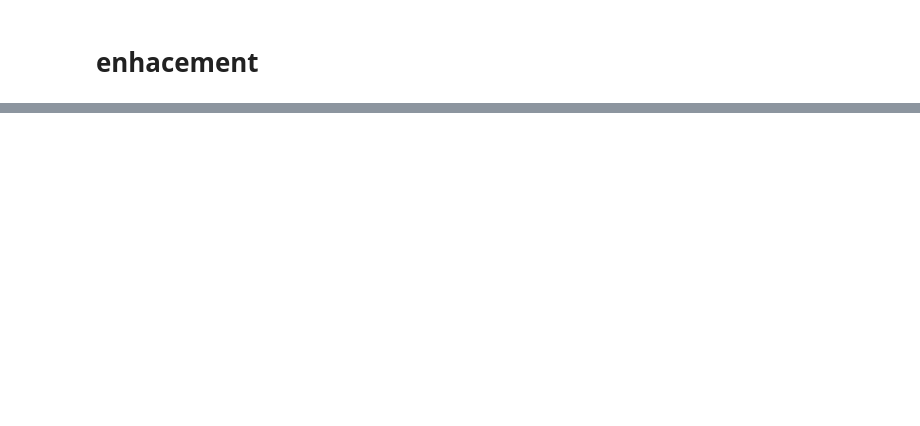
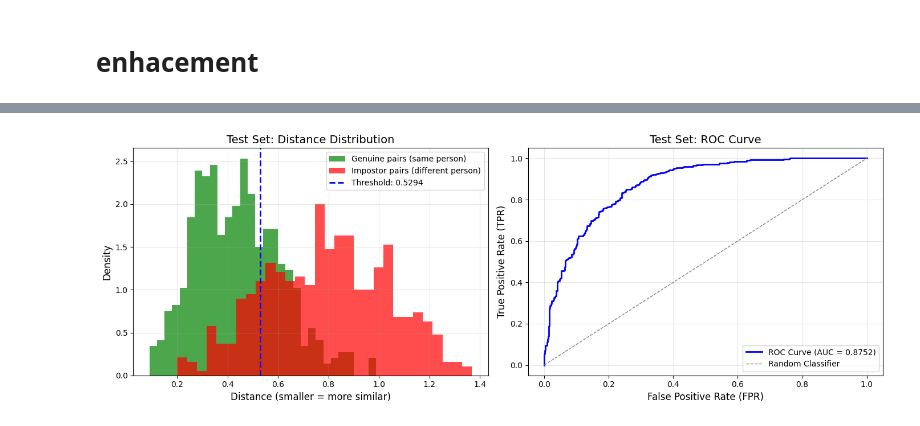
Before and after one commit to FangyuanChengSophie/CSC_591_fingerprint_authentication_Siamese, a Jupyter notebook: Fingerprint Recognition.ipynb, the cells around one changed output, grey strips where cells are left out. Drawn from its saved outputs; the diff is of its cells as text; code cells hidden in the pictures; blank space fills up the shorter version.

```diff
--- a/Fingerprint Recognition.ipynb
+++ b/Fingerprint Recognition.ipynb
@@ -596,3 +822,3 @@ Model: "functional_11"
 # %%
-history = model.fit(train_gen, epochs=60, validation_data=val_gen)
+history = model.fit(train_gen, epochs=100, validation_data=val_gen)
 # %% [output]
@@ -1097,0 +1290,96 @@ Performance at EER threshold (0.4500):
+# %%
+# ============================================
+# Evaluate Matching Accuracy on Test Set (Verification Task)
+# ============================================
+# Use the same evaluation method as validation set
+# This is a VERIFICATION task: given two images, determine if they are the same person
+# Test set evaluation provides final performance metrics
+
+if 'x_test' in globals() and x_test is not None and 'label_test' in globals() and label_test is not None:
+    print("="*70)
+    print("Evaluating Matching Accuracy on Test Set (Verification Task)")
+    print("="*70)
+    print(f"Test set size: {len(x_test)} samples")
+
+    # Use the threshold from validation set evaluation if available
+    if 'eval_results' in globals() and 'threshold' in eval_results:
+        test_threshold = eval_results['threshold']
+        print(f"Using threshold from validation set: {test_threshold:.4f}")
+    else:
+        test_threshold = None
+        print("Will calculate optimal threshold from test set")
+
+    # Run evaluation on test set (VERIFICATION task)
+    test_eval_results = evaluate_contrastive_predictions(
+        model, x_test, label_test, x_real, label_real_dict,
+        threshold=test_threshold  # Use validation threshold or calculate new one
+    )
+
+    print("\n" + "="*70)
+    print("Test Set Evaluation Summary (Verification Task)")
+    print("="*70)
+    print(f"Test Accuracy: {test_eval_results['accuracy']:.4f} ({test_eval_results['accuracy']*100:.2f}%)")
+    print(f"Test TPR: {test_eval_results['tpr']:.4f}")
+    print(f"Test TNR: {test_eval_results['tnr']:.4f}")
+    print(f"Test FPR: {test_eval_results['fpr']:.4f}")
+    print(f"Test FNR: {test_eval_results['fnr']:.4f}")
+    print(f"Test Precision: {test_eval_results['precision']:.4f}")
+    print(f"Test F1-Score: {test_eval_results['f1']:.4f}")
+    print(f"Test ROC AUC: {test_eval_results['roc_auc']:.4f}")
+    print("="*70)
+
+    # Compare with validation set if available
+    if 'eval_results' in globals():
+        print("\n" + "="*70)
+        print("Validation vs Test Set Comparison")
+        print("="*70)
+        print(f"{'Metric':<20} {'Validation':<15} {'Test':<15} {'Difference':<15}")
+        print("-" * 70)
+        print(f"{'Accuracy':<20} {eval_results['accuracy']:.4f} ({eval_results['accuracy']*100:.2f}%){'':<5} {test_eval_results['accuracy']:.4f} ({test_eval_results['accuracy']*100:.2f}%){'':<5} {test_eval_results['accuracy'] - eval_results['accuracy']:+.4f}")
+        print(f"{'TPR':<20} {eval_results['tpr']:.4f}{'':<15} {test_eval_results['tpr']:.4f}{'':<15} {test_eval_results['tpr'] - eval_results['tpr']:+.4f}")
+        print(f"{'TNR':<20} {eval_results['tnr']:.4f}{'':<15} {test_eval_results['tnr']:.4f}{'':<15} {test_eval_results['tnr'] - eval_results['tnr']:+.4f}")
+        print(f"{'ROC AUC':<20} {eval_results['roc_auc']:.4f}{'':<15} {test_eval_results['roc_auc']:.4f}{'':<15} {test_eval_results['roc_auc'] - eval_results['roc_auc']:+.4f}")
+    print("="*70)
+
+    # Visualization: Distance distribution comparison
+    import matplotlib.pyplot as plt
+
+    fig, axes = plt.subplots(1, 2, figsize=(14, 5))
+
+    # Plot 1: Distance distribution
+    axes[0].hist(test_eval_results['genuine_distances'], bins=30, alpha=0.7,
+                label='Genuine pairs (same person)', color='green', density=True)
+    axes[0].hist(test_eval_results['impostor_distances'], bins=30, alpha=0.7,
+                label='Impostor pairs (different person)', color='red', density=True)
+    axes[0].axvline(test_eval_results['threshold'], color='blue', linestyle='--', linewidth=2,
+                    label=f'Threshold: {test_eval_results["threshold"]:.4f}')
+    axes[0].set_xlabel('Distance (smaller = more similar)', fontsize=12)
+    axes[0].set_ylabel('Density', fontsize=12)
+    axes[0].set_title('Test Set: Distance Distribution', fontsize=14)
+    axes[0].legend(fontsize=10)
+    axes[0].grid(True, alpha=0.3)
+
+    # Plot 2: ROC Curve
+    fpr_roc, tpr_roc, _ = roc_curve(test_eval_results['y_true'], -test_eval_results['y_pred'])
+    axes[1].plot(fpr_roc, tpr_roc, color='blue', linewidth=2,
+                label=f'ROC Curve (AUC = {test_eval_results["roc_auc"]:.4f})')
+    axes[1].plot([0, 1], [0, 1], color='gray', linestyle='--', linewidth=1, label='Random Classifier')
+    axes[1].set_xlabel('False Positive Rate (FPR)', fontsize=12)
+    axes[1].set_ylabel('True Positive Rate (TPR)', fontsize=12)
+    axes[1].set_title('Test Set: ROC Curve', fontsize=14)
+    axes[1].legend(fontsize=10)
+    axes[1].grid(True, alpha=0.3)
+
+    plt.tight_layout()
+    plt.show()
+
+    print("\n✓ Test set evaluation completed!")
+
+else:
+    print("="*70)
+    print("Test Set Not Available")
+    print("="*70)
+    print("Test set (x_test, label_test) is not loaded or is None.")
+    print("Please run Cell 1 to load the test set first.")
+    print("="*70)
+# %% [output]
@@ -1097,0 +1403 @@ Performance at EER threshold (0.4500):
+[figure, added]
```
Also changed, not shown: parts of 18 cells of this notebook, 20 other files.
